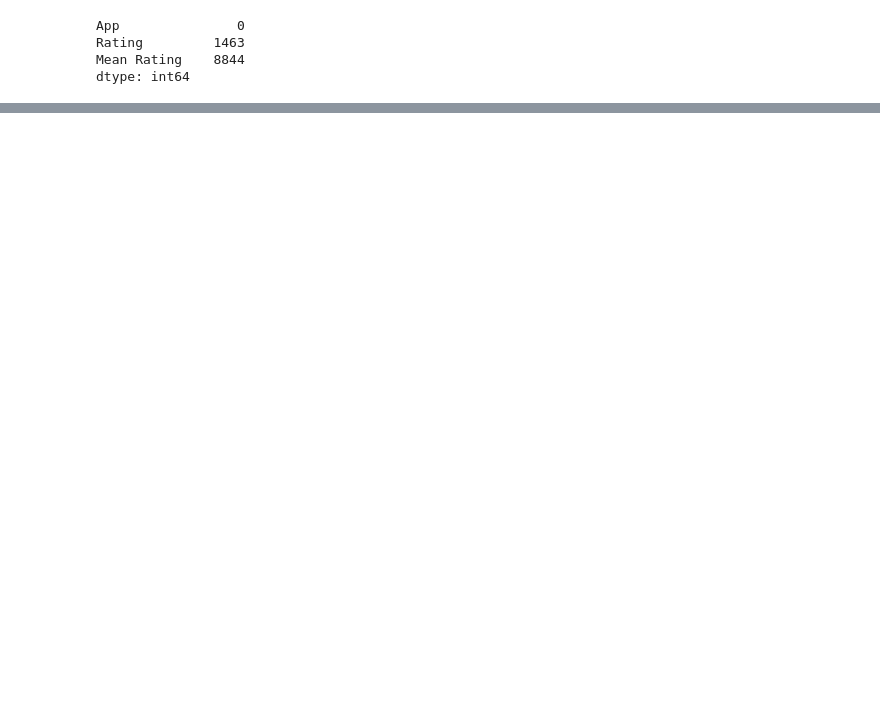
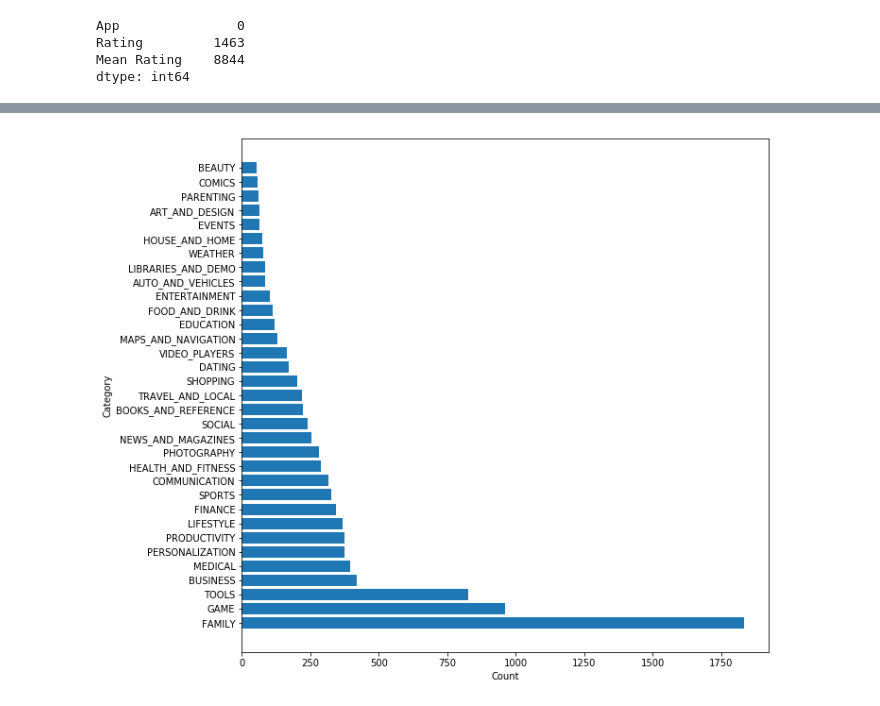
Before and after one commit to AmrAbuelfadl/DE-Project, a Jupyter notebook: DE-Project.ipynb, the cells around one changed output, grey strips where cells are left out. Cells and saved outputs as stored; diff of their text form; code cells hidden in the pictures; blank space fills up the shorter version.

```diff
--- a/DE-Project.ipynb
+++ b/DE-Project.ipynb
@@ -306,0 +299,19 @@ Sum_Of_different_Categories
+# %%
+# Looking for top categories
+countValues = Sum_Of_different_Categories['Count'].values
+categoryValues = Sum_Of_different_Categories['Category'].values
+
+fig = plt.figure(figsize=(10,10))
+
+plt.barh(np.arange(len(countValues)) , countValues)
+plt.yticks(np.arange(len(countValues)) , categoryValues )
+
+plt.ylabel('Category')
+plt.xlabel('Count')
+
+plt.show()
+
+
+fig.savefig('Figures/CountsPerCat.jpg')
+# %% [output]
+[figure, added]
```
Also changed, not shown: parts of 14 cells of this notebook, 3 other files.
